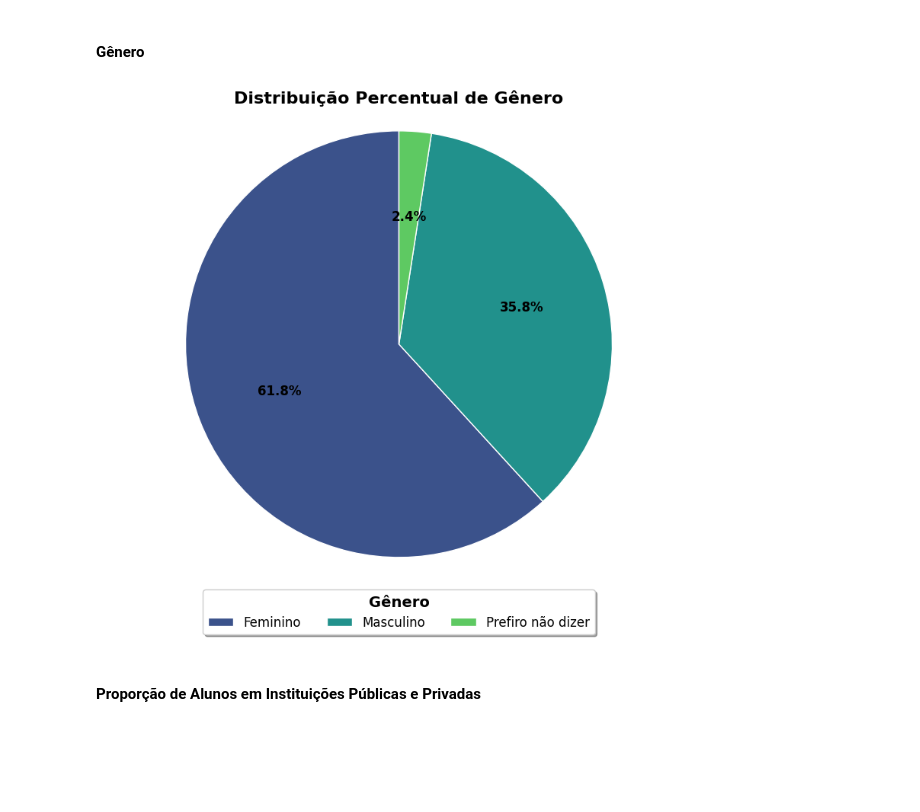
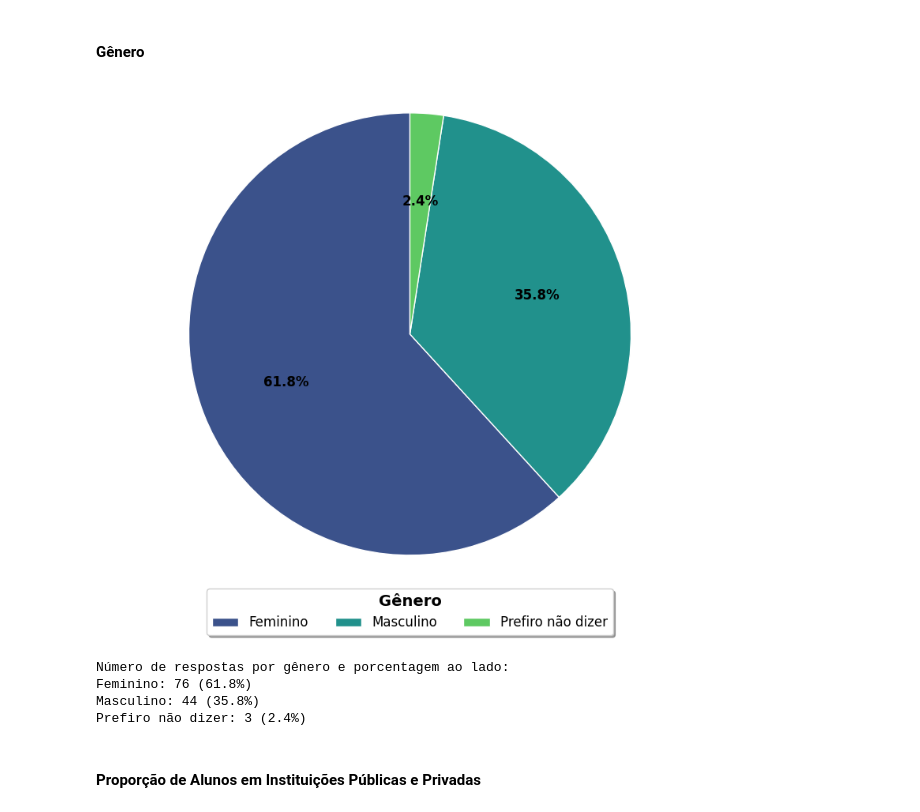
Before and after one commit to MariaLuiseB/Analise-TCC, a Jupyter notebook: tcc_analises.ipynb, the cells around one changed output. Saved outputs shown, nothing was run; the diff lists cells and outputs as text; code cells hidden in the pictures; blank space fills up the shorter version.

```diff
--- a/tcc_analises.ipynb
+++ b/tcc_analises.ipynb
@@ -40,35 +40,45 @@ cores_viridis = sns.color_palette("viridis", len(contagens))
 
 # Criar o gráfico de pizza
 fig, ax = plt.subplots(figsize=(10, 8))
 
 # Criar o gráfico de pizza sem labels ao lado e com sombra
 fatias, _, _ = ax.pie(
     contagens,
     labels=None,  # Remover labels das fatias
     colors=cores_viridis,
     autopct='%1.1f%%',
     startangle=90,
     wedgeprops={'edgecolor': 'white', 'linestyle': 'solid', 'antialiased': True},  # Bordas mais visíveis
     textprops={'fontsize': 12, 'fontweight': 'bold'}  # Fonte das porcentagens em negrito
 )
 
 # Adicionar a legenda personalizada com estilo fancy
 legenda = plt.legend(fatias, generos, title="Gênero", bbox_to_anchor=(0.5, -0.01), loc="upper center",
                      fontsize=12, title_fontsize=14, fancybox=True, shadow=True, ncol=3)
 
 # Ajustar o peso da fonte do título da legenda
 plt.setp(legenda.get_title(), fontweight='bold')
 
 # Configurações do gráfico
-plt.title('Distribuição Percentual de Gênero', fontsize=16, fontweight='bold')
+# plt.title('Distribuição Percentual de Gênero', fontsize=16, fontweight='bold')
 
 # Garantir que o gráfico de pizza seja um círculo perfeito
 plt.axis('equal')
 
 # Exibir o gráfico
 plt.show()
+
+# Numero de respostas por gênero
+print("Número de respostas por gênero e porcentagem ao lado:")
+for genero, contagem in zip(generos, contagens):
+    porcentagem = (contagem / contagens.sum()) * 100
+    print(f"{genero}: {contagem} ({porcentagem:.1f}%)")
 # %% [output]
-[figure, old version]
+[figure, new version]
+Número de respostas por gênero e porcentagem ao lado:
+Feminino: 76 (61.8%)
+Masculino: 44 (35.8%)
+Prefiro não dizer: 3 (2.4%)
 # %% [markdown]
 #### Proporção de Alunos em Instituições Públicas e Privadas
 # %%
```
Also changed, not shown: parts of 13 cells of this notebook, 1 other file.
